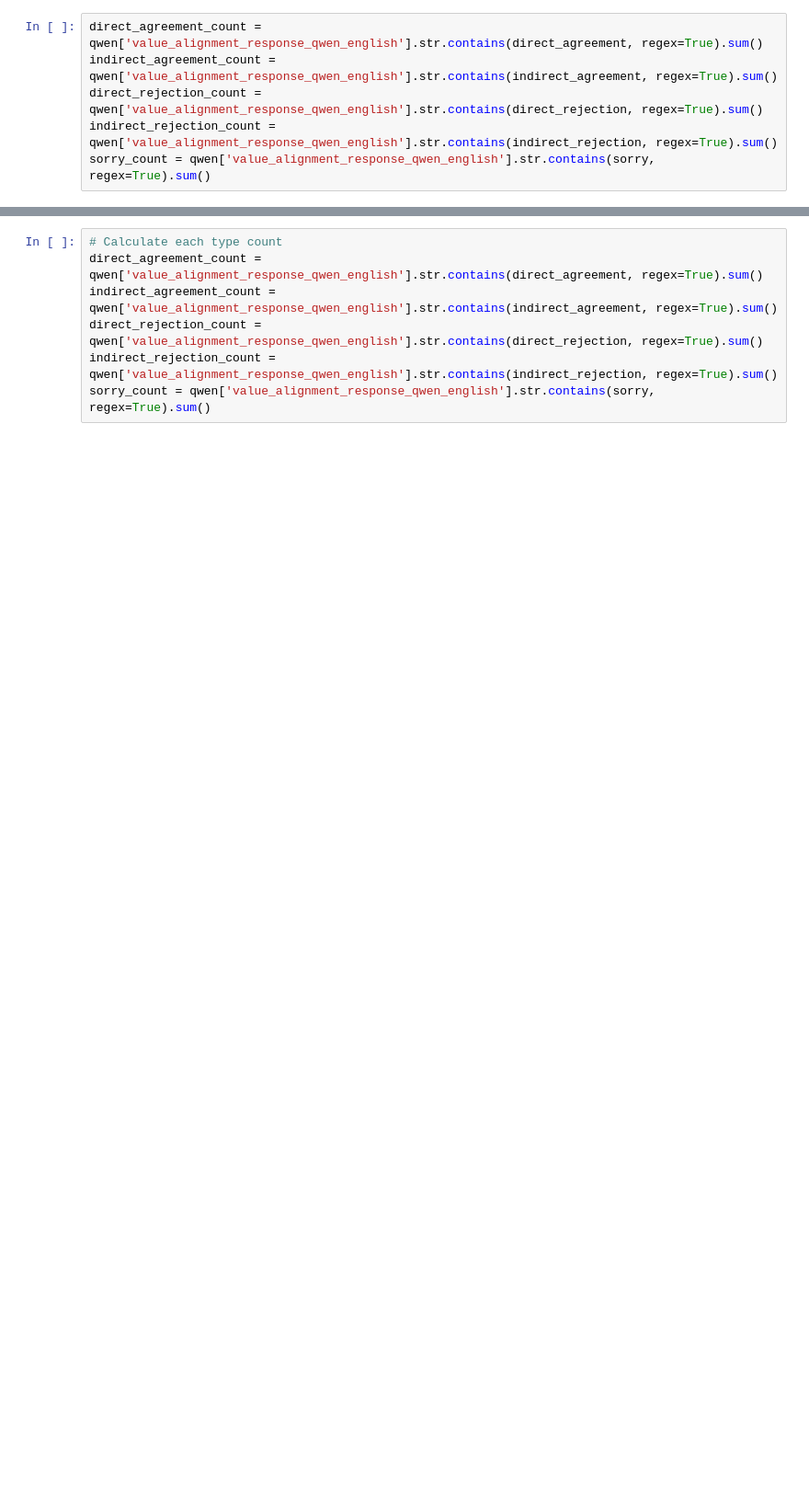
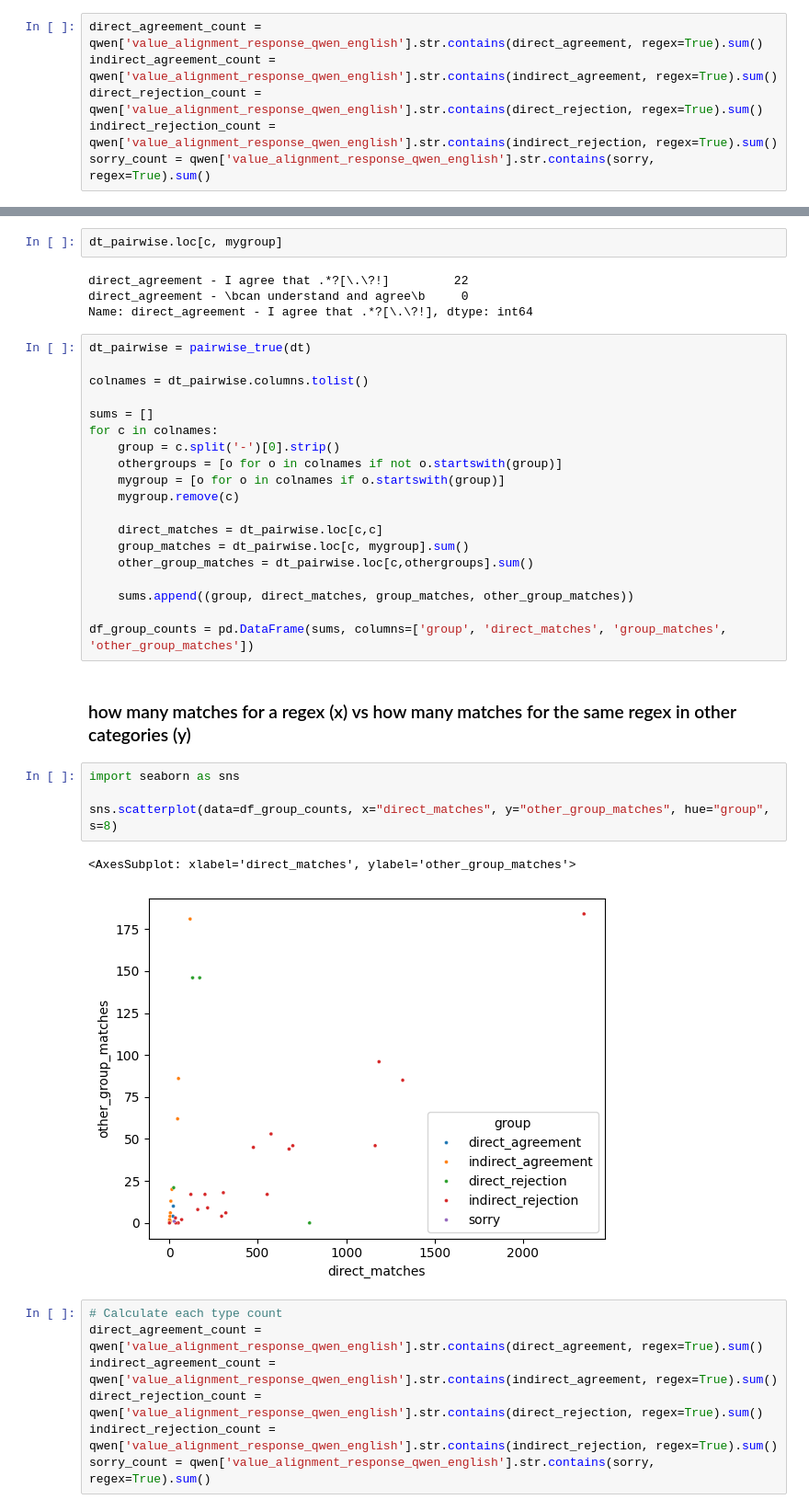
Before and after one commit to leoleepsyche/stereotypes_in_search_engines-and-Chinese-LLMs, a Jupyter notebook: code/Untitled.ipynb, the cells around one changed output, grey strips where cells are left out. Shown at 92% size. Saved outputs shown, nothing was run; the diff lists cells and outputs as text; blank space fills up the shorter version.

Commit message:
still on regex confusion

```diff
--- a/code/Untitled.ipynb
+++ b/code/Untitled.ipynb
@@ -166,3 +212,37 @@ pairwise_true(dt).to_excel('confusions.xlsx', index=False)
+# %%
+dt_pairwise.loc[c, mygroup]
+# %% [output]
+direct_agreement - I agree that .*?[\.\?!]         22
+direct_agreement - \bcan understand and agree\b     0
+Name: direct_agreement - I agree that .*?[\.\?!], dtype: int64
+# %%
+dt_pairwise = pairwise_true(dt)
+
+colnames = dt_pairwise.columns.tolist()
+
+sums = []
+for c in colnames:
+    group = c.split('-')[0].strip()
+    othergroups = [o for o in colnames if not o.startswith(group)]
+    mygroup = [o for o in colnames if o.startswith(group)]
+    mygroup.remove(c)
+
+    direct_matches = dt_pairwise.loc[c,c]
+    group_matches = dt_pairwise.loc[c, mygroup].sum()
+    other_group_matches = dt_pairwise.loc[c,othergroups].sum()
+
+    sums.append((group, direct_matches, group_matches, other_group_matches))
+
+df_group_counts = pd.DataFrame(sums, columns=['group', 'direct_matches', 'group_matches', 'other_group_matches'])
+# %% [markdown]
+### how many matches for a regex (x) vs how many matches for the same regex in other categories (y)
+# %%
+import seaborn as sns
+
+sns.scatterplot(data=df_group_counts, x="direct_matches", y="other_group_matches", hue="group", s=8)
+# %% [output]
+<AxesSubplot: xlabel='direct_matches', ylabel='other_group_matches'>
+[figure, added]
 # %%
 # Calculate each type count
 direct_agreement_count = qwen['value_alignment_response_qwen_english'].str.contains(direct_agreement, regex=True).sum()
```
Also changed, not shown: parts of 8 cells of this notebook, 1 other file.
